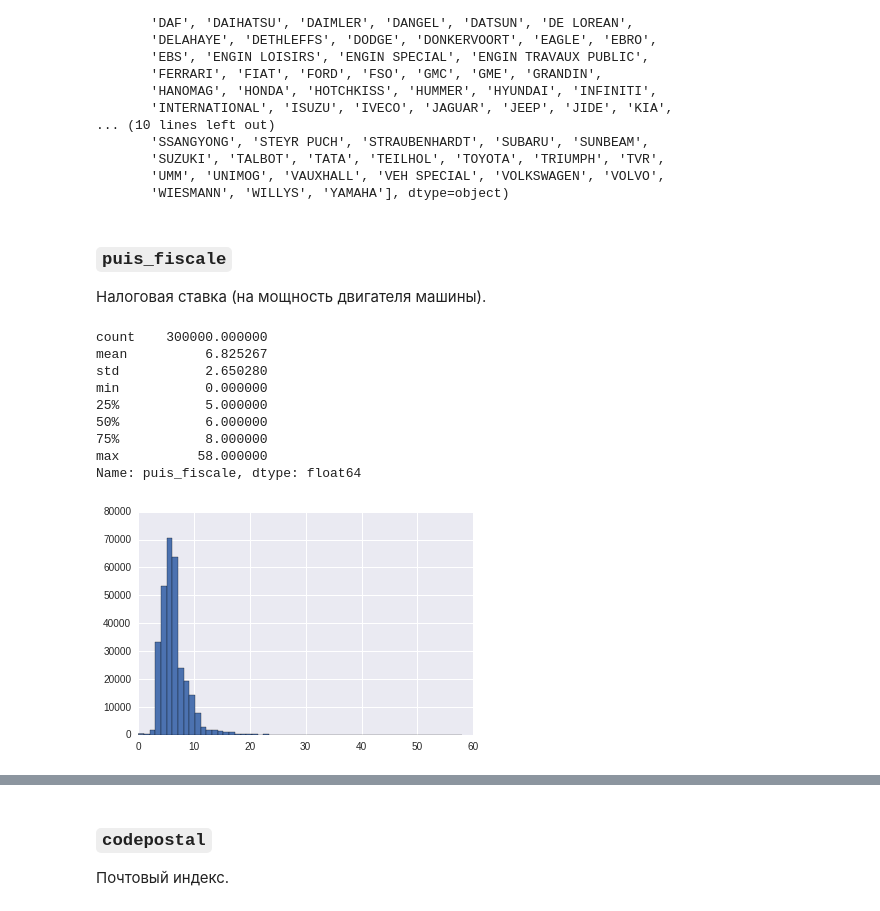
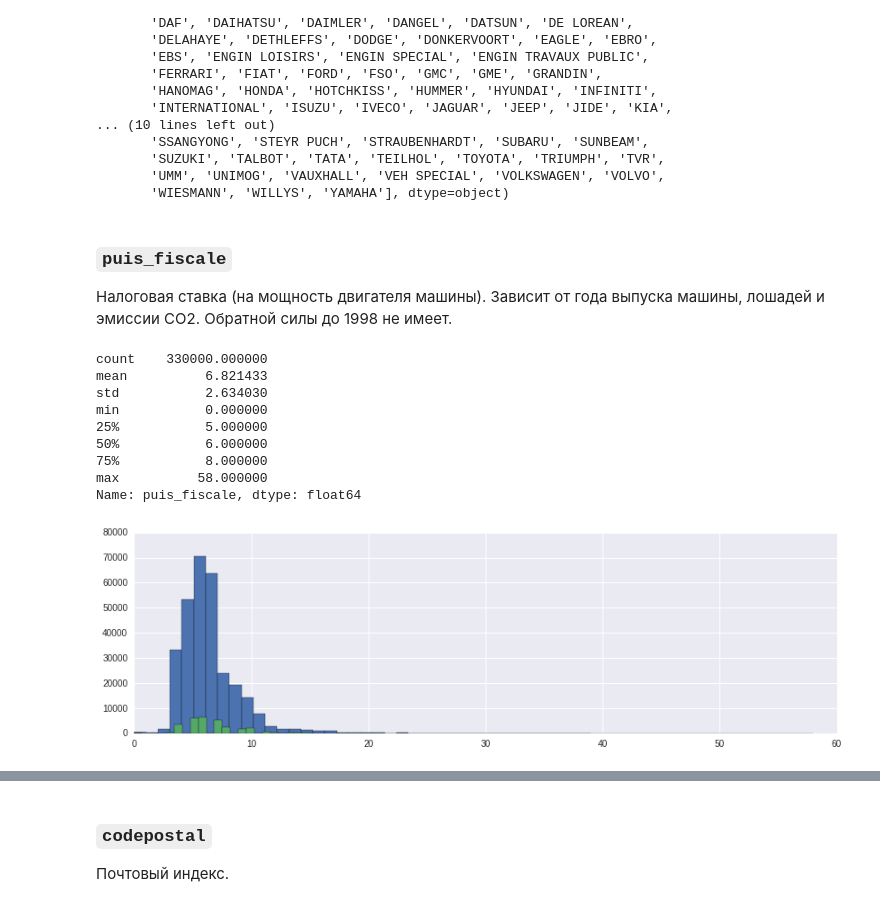
Before and after one commit to demidovakatya/competitions, a Jupyter notebook: exploratory_data_analysis.ipynb, the cells around one changed output, grey strips where cells are left out. Drawn from its saved outputs; the diff is of its cells as text; code cells hidden in the pictures.

```diff
--- a/exploratory_data_analysis.ipynb
+++ b/exploratory_data_analysis.ipynb
@@ -241,18 +244,20 @@ array(['ACMA', 'ALFA ROMEO', 'ALPINE RENAULT', 'AMC', 'AMPHICAR', 'ARO',
 # %% [markdown]
 ### `puis_fiscale`
 
-Налоговая ставка (на мощность двигателя машины).
+Налоговая ставка (на мощность двигателя машины). Зависит от года выпуска машины, лошадей и эмиссии CO2. Обратной силы до 1998 не имеет.
 # %%
-print(X.puis_fiscale.describe())
+print(df.puis_fiscale.describe())
+plt.figure(figsize = (14,4))
 X.puis_fiscale.hist(bins = 57);
+X_test.puis_fiscale.hist(bins = 57);
 # %% [output]
-count    300000.000000
-mean          6.825267
-std           2.650280
+count    330000.000000
+mean          6.821433
+std           2.634030
 min           0.000000
 25%           5.000000
 50%           6.000000
 75%           8.000000
 max          58.000000
 Name: puis_fiscale, dtype: float64
-[figure, old version]
+[figure, new version]
```
Also changed, not shown: parts of 15 cells of this notebook.
